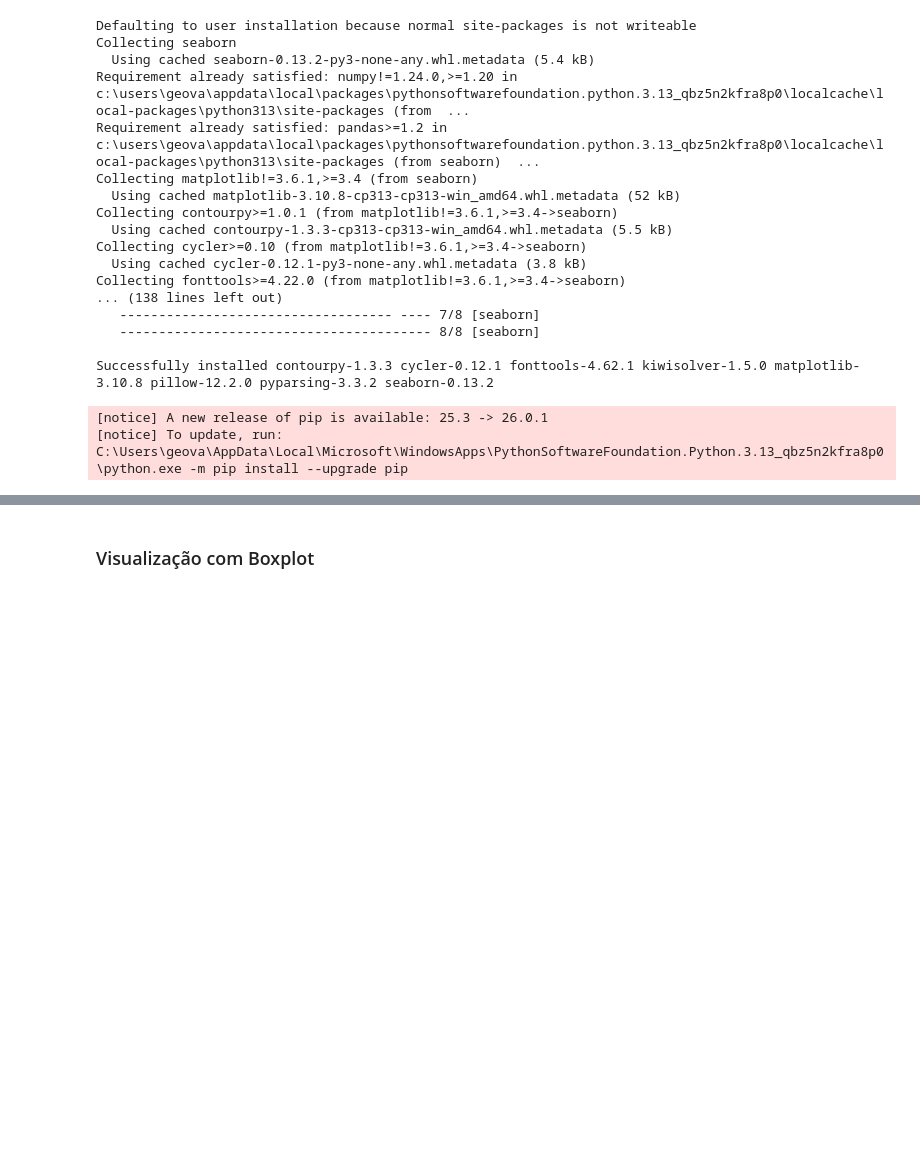
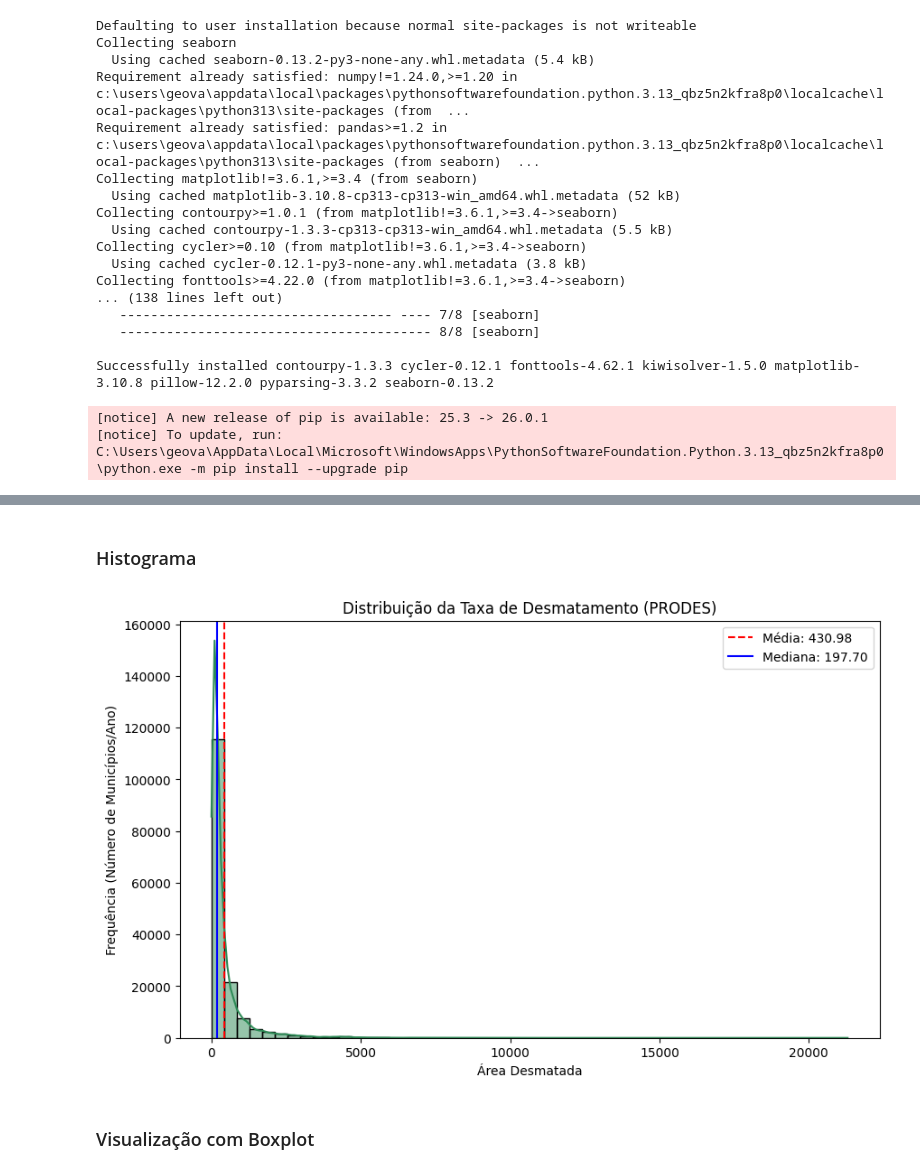
Before and after one commit to geovann4s/AnaliseTitanicaula, a Jupyter notebook: AnaliseDiscriminante.ipynb, the cells around one changed output, grey strips where cells are left out. Cells and saved outputs as stored; diff of their text form; code cells hidden in the pictures; blank space fills up the shorter version.

```diff
--- a/AnaliseDiscriminante.ipynb
+++ b/AnaliseDiscriminante.ipynb
@@ -108,3 +135,28 @@ Successfully installed contourpy-1.3.3 cycler-0.12.1 fonttools-4.62.1 kiwisolver
+# %% [markdown]
+### Histograma
+# %%
+import seaborn as sns
+import matplotlib.pyplot as plt
+
+plt.figure(figsize=(10, 6))
+
+# Criando o histograma
+# bins=50 divide os dados em 50 barras para dar mais detalhe
+# kde=True adiciona a linha da "curva" de densidade
+sns.histplot(df['desmatado'], bins=50, kde=True, color='seagreen')
+
+# Adicionando linhas de referência que ajudam na interpretação
+plt.axvline(df['desmatado'].mean(), color='red', linestyle='--', label=f"Média: {df['desmatado'].mean():.2f}")
+plt.axvline(df['desmatado'].median(), color='blue', linestyle='-', label=f"Mediana: {df['desmatado'].median():.2f}")
+
+plt.title('Distribuição da Taxa de Desmatamento (PRODES)')
+plt.xlabel('Área Desmatada')
+plt.ylabel('Frequência (Número de Municípios/Ano)')
+plt.legend()
+
+plt.show()
+# %% [output]
+[figure, added]
 # %% [markdown]
 ### Visualização com Boxplot
 # %%
```
Also changed, not shown: parts of 6 cells of this notebook.
